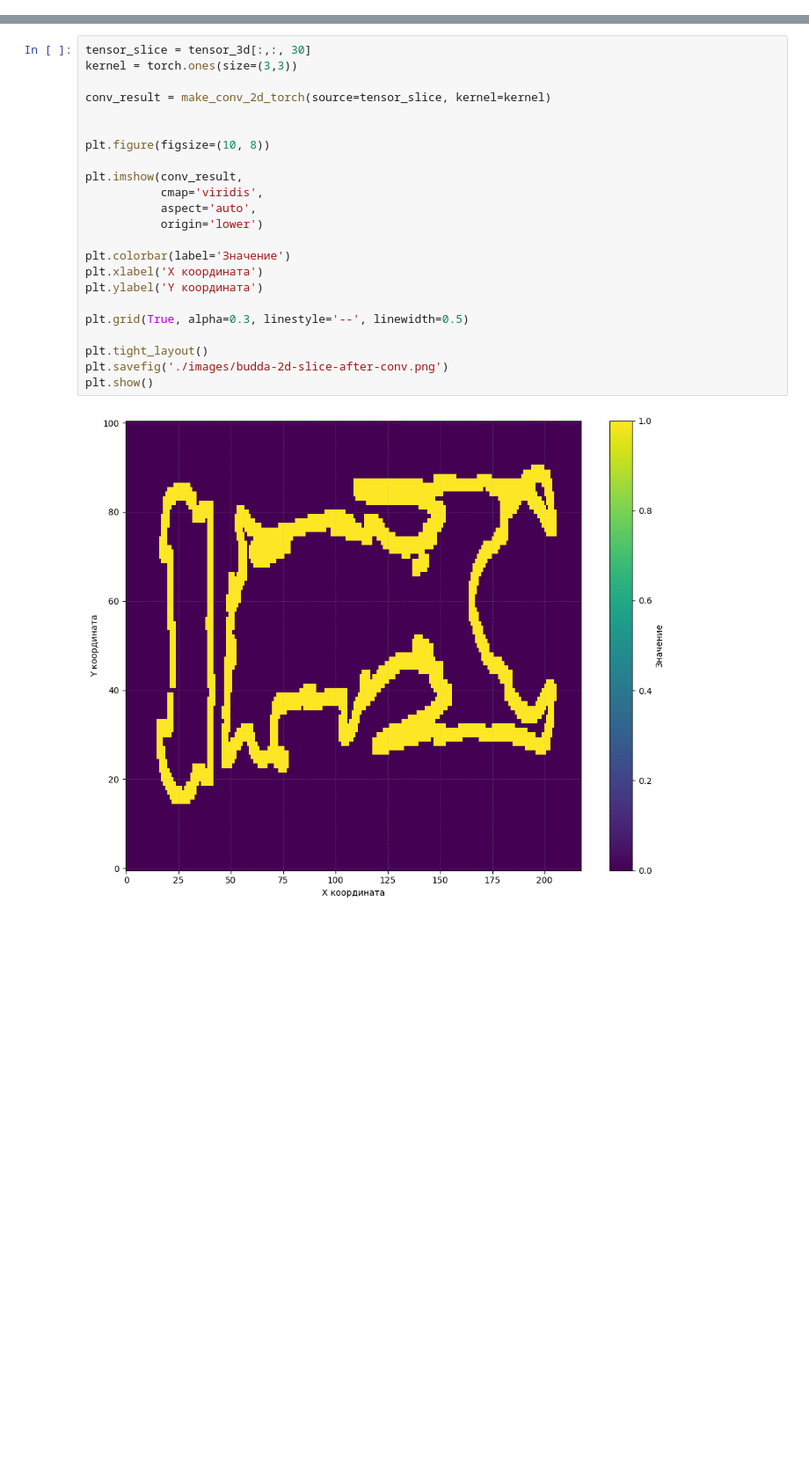
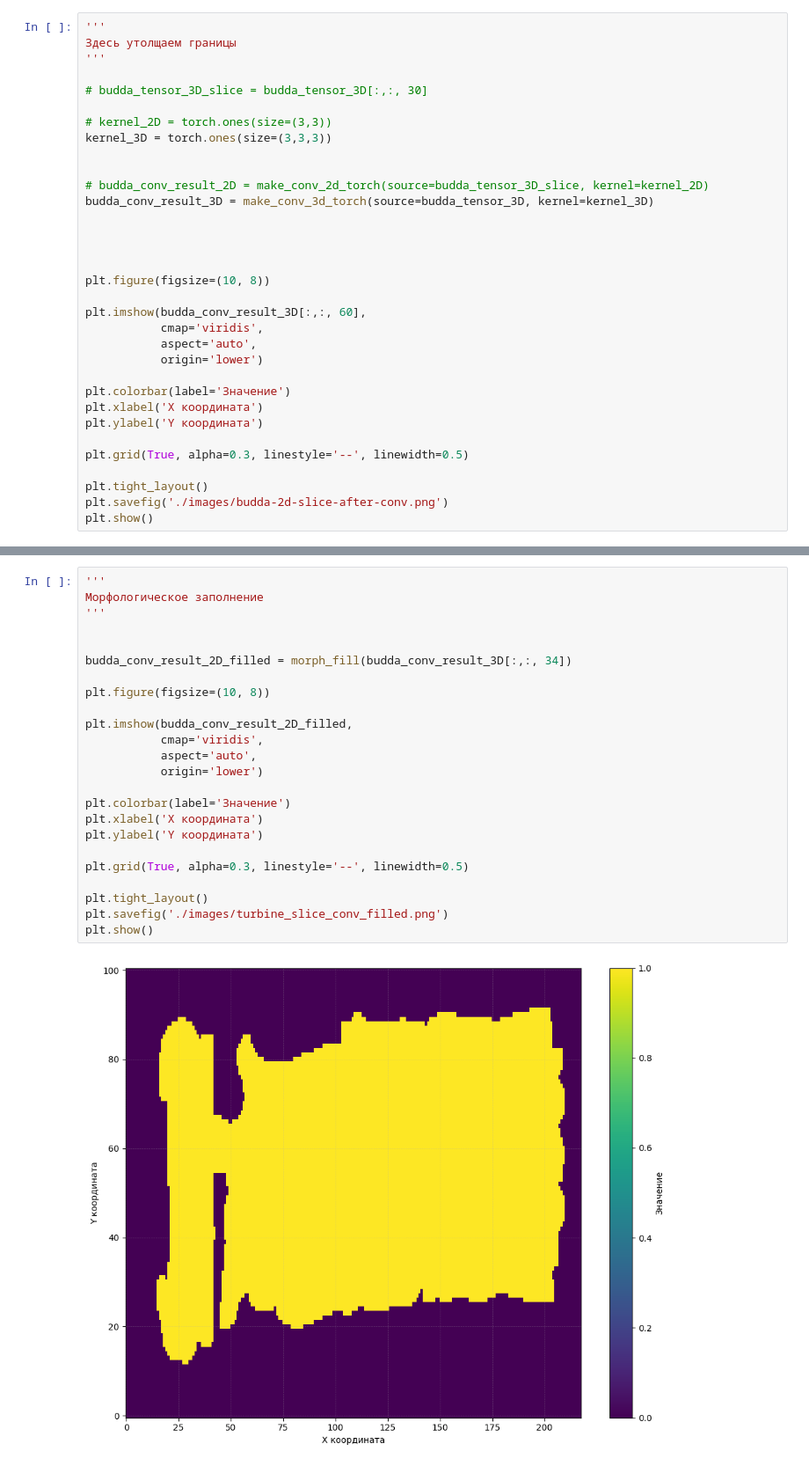
Before and after one commit to AlexanderShliakhturov/Application-of-subdivision-schemes-in-surface-approximation-problems, a Jupyter notebook: surface-reconstruction-budda.ipynb, the cells around one changed output, grey strips where cells are left out. Shown at 88% size. Saved outputs shown, nothing was run; the diff lists cells and outputs as text; blank space fills up the shorter version.

```diff
--- a/surface-reconstruction-budda.ipynb
+++ b/surface-reconstruction-budda.ipynb
@@ -61,0 +59,33 @@ make_scatter_visual(tensor_rotated_90, 'budda_input_data')
+# %%
+'''
+Здесь утолщаем границы
+'''
+
+# budda_tensor_3D_slice = budda_tensor_3D[:,:, 30]
+
+# kernel_2D = torch.ones(size=(3,3))
+kernel_3D = torch.ones(size=(3,3,3))
+
+
+# budda_conv_result_2D = make_conv_2d_torch(source=budda_tensor_3D_slice, kernel=kernel_2D)
+budda_conv_result_3D = make_conv_3d_torch(source=budda_tensor_3D, kernel=kernel_3D)
+
+
+
+
+plt.figure(figsize=(10, 8))
+
+plt.imshow(budda_conv_result_3D[:,:, 60],
+           cmap='viridis',
+           aspect='auto',
+           origin='lower')
+
+plt.colorbar(label='Значение')
+plt.xlabel('X координата')
+plt.ylabel('Y координата')
+
+plt.grid(True, alpha=0.3, linestyle='--', linewidth=0.5)
+
+plt.tight_layout()
+plt.savefig('./images/budda-2d-slice-after-conv.png')
+plt.show()
@@ -67,25 +99,26 @@ make_html_visual(tensor_3d=tensor_3d, name='budda-raw', colorscale='Jet')
 # %%
-tensor_slice = tensor_3d[:,:, 30]
-kernel = torch.ones(size=(3,3))
+'''
+Морфологическое заполнение
+'''
 
-conv_result = make_conv_2d_torch(source=tensor_slice, kernel=kernel)
 
+budda_conv_result_2D_filled = morph_fill(budda_conv_result_3D[:,:, 34])
 
 plt.figure(figsize=(10, 8))
 
-plt.imshow(conv_result,
+plt.imshow(budda_conv_result_2D_filled,
            cmap='viridis',
            aspect='auto',
            origin='lower')
 
 plt.colorbar(label='Значение')
 plt.xlabel('X координата')
 plt.ylabel('Y координата')
 
 plt.grid(True, alpha=0.3, linestyle='--', linewidth=0.5)
 
 plt.tight_layout()
-plt.savefig('./images/budda-2d-slice-after-conv.png')
+plt.savefig('./images/turbine_slice_conv_filled.png')
 plt.show()
 # %% [output]
-[figure, old version]
+[figure, new version]
```
Also changed, not shown: parts of 24 cells of this notebook, 16 other files.
